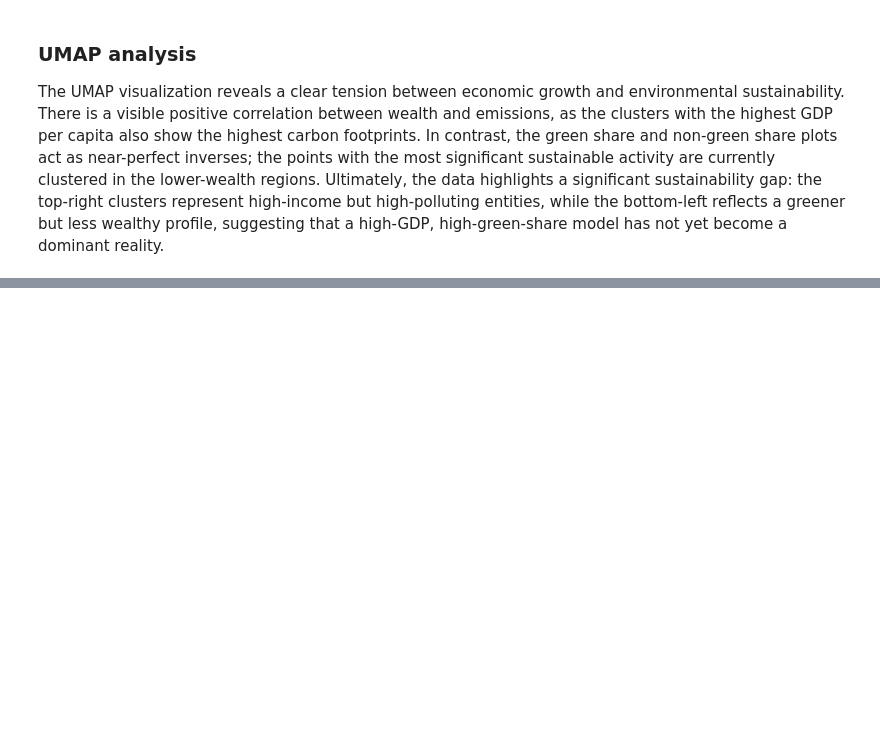
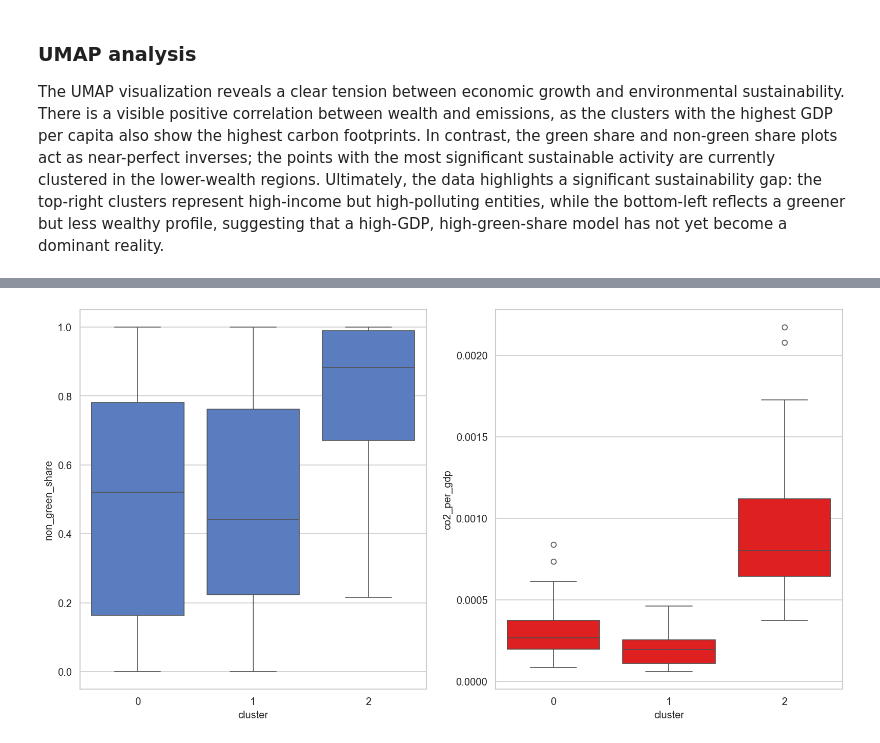
Before and after one commit to fabianfrank-dev/carbon_analysis, a Jupyter notebook: data_analytics_project.ipynb, the cells around one changed output, grey strips where cells are left out. Cells and saved outputs as stored; diff of their text form; code cells hidden in the pictures; blank space fills up the shorter version.

```diff
--- a/data_analytics_project.ipynb
+++ b/data_analytics_project.ipynb
@@ -1216,0 +1248,8 @@ Compared to the UMAP projection, which reveals a nonlinear manifold structure, t
+# %%
+fig, (ax,ax2) = plt.subplots(1, 2,figsize=(16,8))
+
+sns.boxplot(data=cluster_df_pd, x="cluster", y="non_green_share", ax=ax)
+sns.boxplot(data=cluster_df_pd, x="cluster", y="co2_per_gdp", ax=ax2, color='red')
+plt.show()
+# %% [output]
+[figure, added]
```
Also changed, not shown: parts of 24 cells of this notebook, 1 other file.
